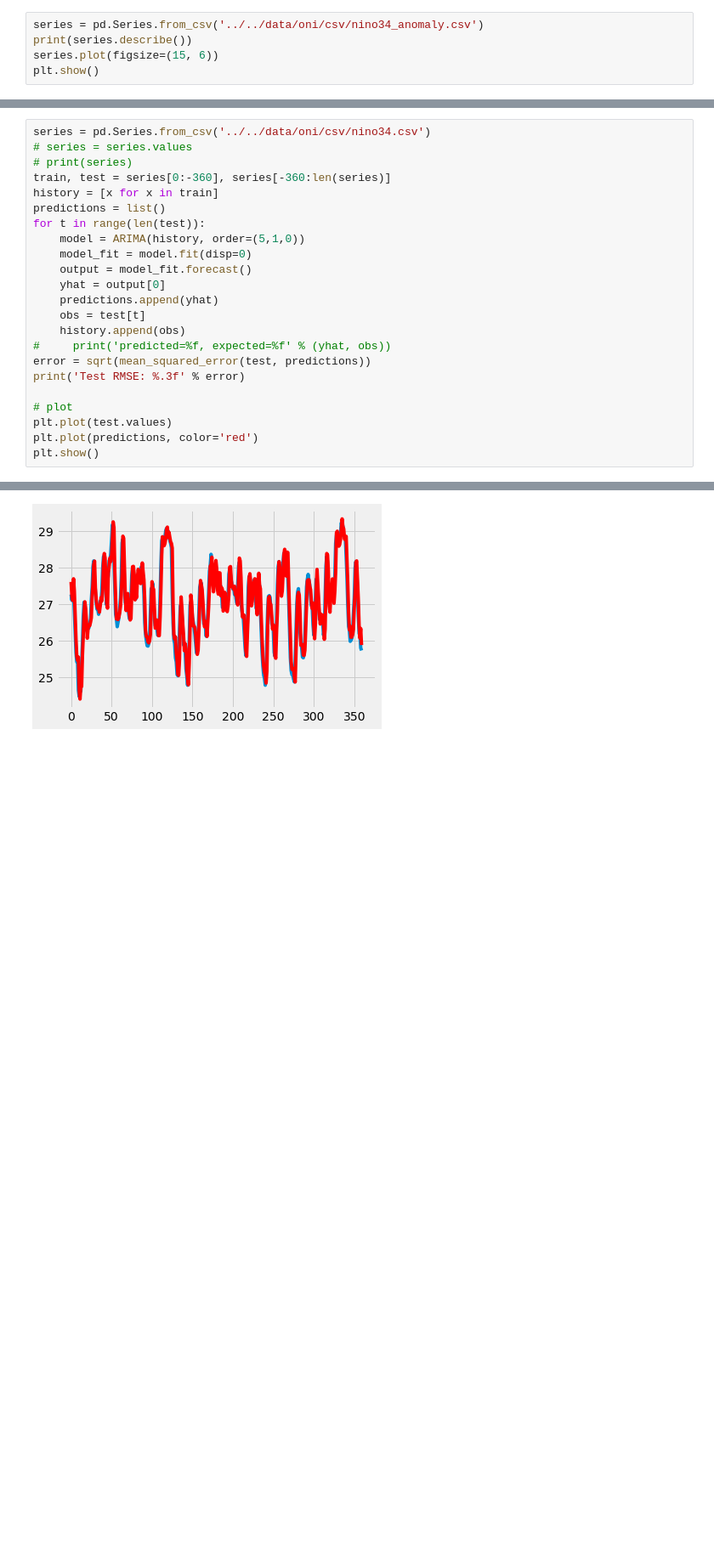
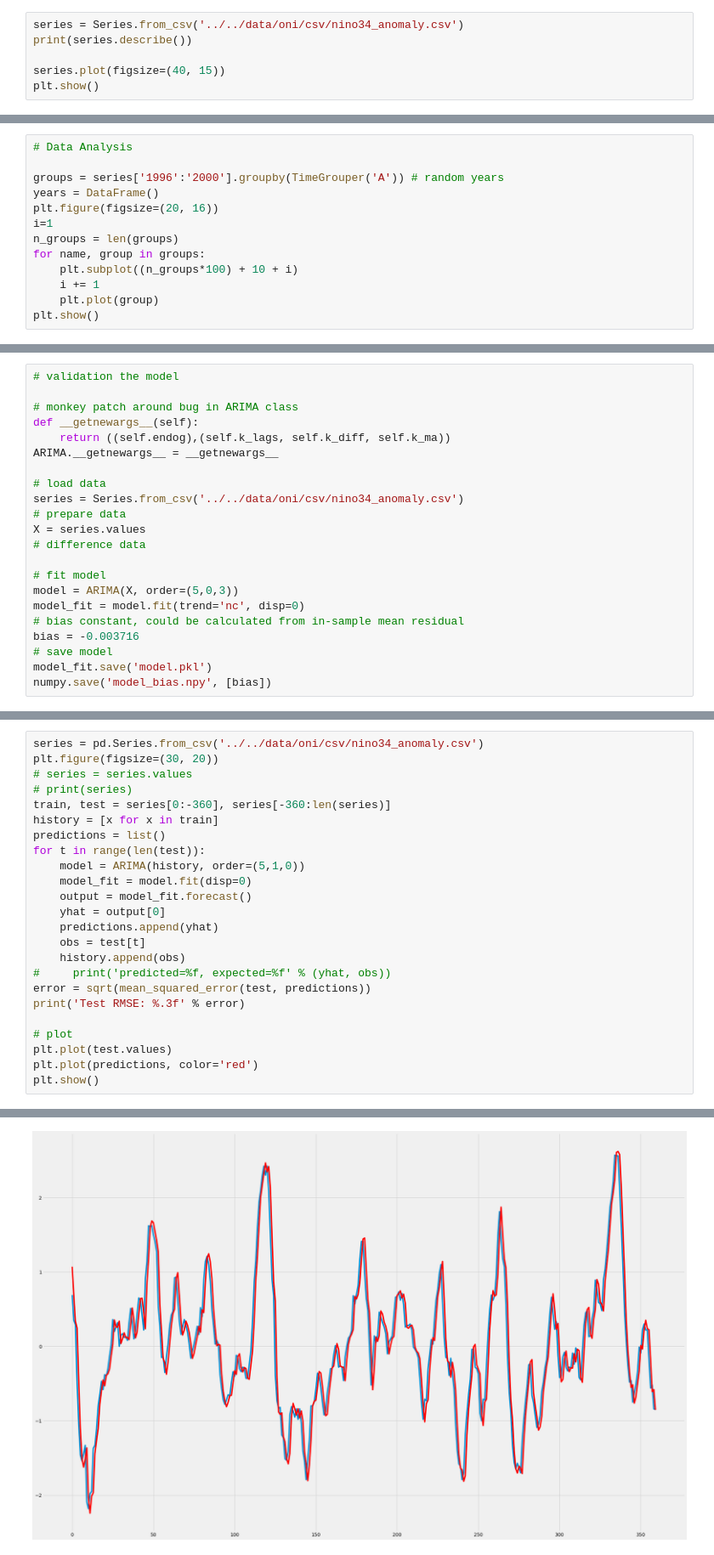
Before and after one commit to KrisCheng/Deep4Cli, a Jupyter notebook: single_nino_index/ARIMA_model/ARIMA_ENSO.ipynb, the cells around one changed output, grey strips where cells are left out. Shown at 85% size. Saved outputs shown, nothing was run; the diff lists cells and outputs as text; blank space fills up the shorter version.

Commit message:
1.handle the model problem;

```diff
--- a/single_nino_index/ARIMA_model/ARIMA_ENSO.ipynb
+++ b/single_nino_index/ARIMA_model/ARIMA_ENSO.ipynb
@@ -26,9 +30,10 @@ from sklearn.metrics import mean_squared_error
 from math import sqrt
 plt.style.use('fivethirtyeight')
 # %%
-series = pd.Series.from_csv('../../data/oni/csv/nino34_anomaly.csv')
+series = Series.from_csv('../../data/oni/csv/nino34_anomaly.csv')
 print(series.describe())
-series.plot(figsize=(15, 6))
+
+series.plot(figsize=(40, 15))
 plt.show()
 # %% [output]
 count    1776.000000
@@ -48,0 +58,13 @@ plt.show()
+# %%
+# Data Analysis
+
+groups = series['1996':'2000'].groupby(TimeGrouper('A')) # random years
+years = DataFrame()
+plt.figure(figsize=(20, 16))
+i=1
+n_groups = len(groups)
+for name, group in groups:
+    plt.subplot((n_groups*100) + 10 + i)
+    i += 1
+    plt.plot(group)
+plt.show()
@@ -48,0 +282,22 @@ plt.show()
+# %%
+# validation the model
+
+# monkey patch around bug in ARIMA class
+def __getnewargs__(self):
+    return ((self.endog),(self.k_lags, self.k_diff, self.k_ma))
+ARIMA.__getnewargs__ = __getnewargs__
+
+# load data
+series = Series.from_csv('../../data/oni/csv/nino34_anomaly.csv')
+# prepare data
+X = series.values
+# difference data
+
+# fit model
+model = ARIMA(X, order=(5,0,3))
+model_fit = model.fit(trend='nc', disp=0)
+# bias constant, could be calculated from in-sample mean residual
+bias = -0.003716
+# save model
+model_fit.save('model.pkl')
+numpy.save('model_bias.npy', [bias])
@@ -89,7 +352,8 @@ min      -1.402076
 75%       0.177222
 max       1.106164
 # %%
-series = pd.Series.from_csv('../../data/oni/csv/nino34.csv')
+series = pd.Series.from_csv('../../data/oni/csv/nino34_anomaly.csv')
+plt.figure(figsize=(30, 20))
 # series = series.values
 # print(series)
 train, test = series[0:-360], series[-360:len(series)]
@@ -116,2 +380,2 @@ Test RMSE: 0.332
-[figure, old version]
+[figure, new version]
 # %%
```
Also changed, not shown: parts of 15 cells of this notebook, 5 other files.
